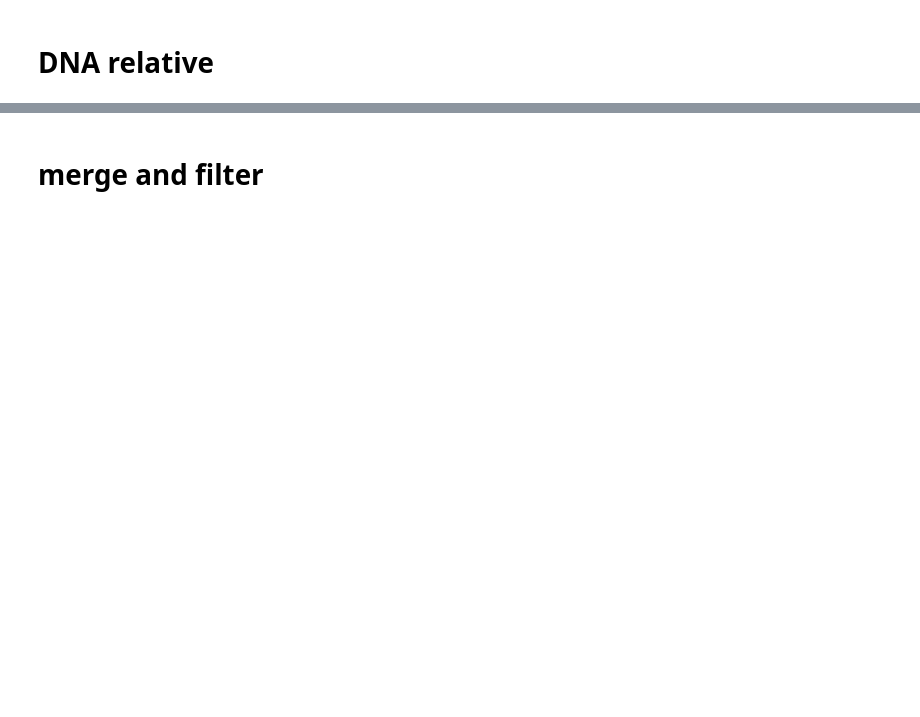
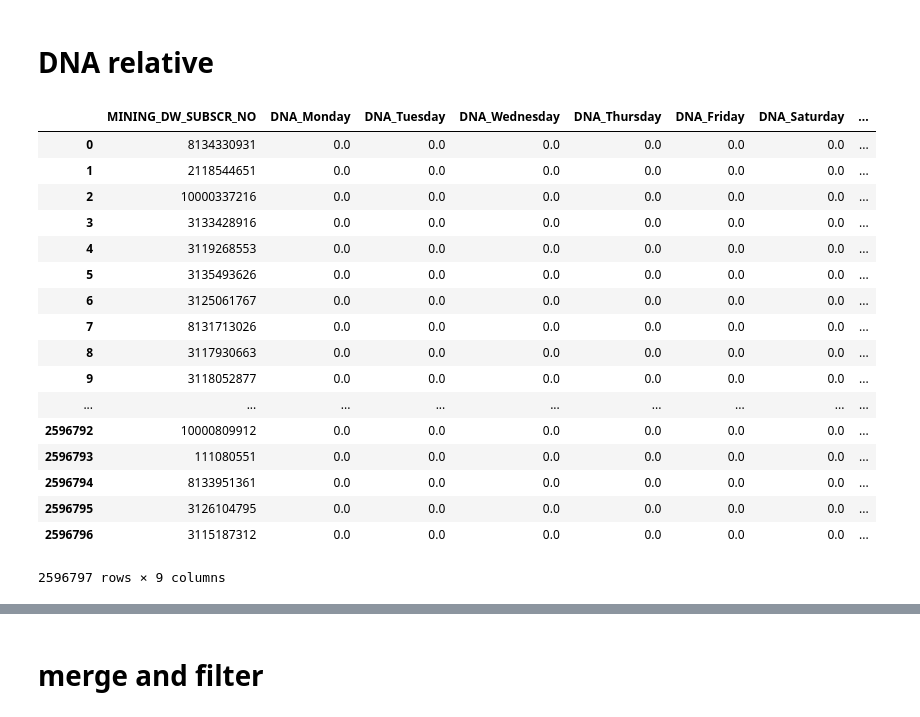
Before and after one commit to xiaosean/preprocess_py, a Jupyter notebook: downsample_and_kmean_id.ipynb, the cells around one changed output, grey strips where cells are left out. Cells and saved outputs as stored; diff of their text form; code cells hidden in the pictures; blank space fills up the shorter version.

```diff
--- a/downsample_and_kmean_id.ipynb
+++ b/downsample_and_kmean_id.ipynb
@@ -196,6 +222,27 @@ for i in temp_result.columns[:-1]:
 for i in temp_result.columns[:-1]:
     if(i !=  "MINING_DW_SUBSCR_NO"):
         result[i] = temp_result[i] / temp_result["temp_sum"]
+# %%
+temp_result
+# %% [output]
+|  | MINING_DW_SUBSCR_NO | DNA_Monday | DNA_Tuesday | DNA_Wednesday | DNA_Thursday | DNA_Friday | DNA_Saturday | ... |
+| 0 | 8134330931 | 0.0 | 0.0 | 0.0 | 0.0 | 0.0 | 0.0 | ... |
+| 1 | 2118544651 | 0.0 | 0.0 | 0.0 | 0.0 | 0.0 | 0.0 | ... |
+| 2 | 10000337216 | 0.0 | 0.0 | 0.0 | 0.0 | 0.0 | 0.0 | ... |
+| 3 | 3133428916 | 0.0 | 0.0 | 0.0 | 0.0 | 0.0 | 0.0 | ... |
+| 4 | 3119268553 | 0.0 | 0.0 | 0.0 | 0.0 | 0.0 | 0.0 | ... |
+| 5 | 3135493626 | 0.0 | 0.0 | 0.0 | 0.0 | 0.0 | 0.0 | ... |
+| 6 | 3125061767 | 0.0 | 0.0 | 0.0 | 0.0 | 0.0 | 0.0 | ... |
+| 7 | 8131713026 | 0.0 | 0.0 | 0.0 | 0.0 | 0.0 | 0.0 | ... |
+| 8 | 3117930663 | 0.0 | 0.0 | 0.0 | 0.0 | 0.0 | 0.0 | ... |
+| 9 | 3118052877 | 0.0 | 0.0 | 0.0 | 0.0 | 0.0 | 0.0 | ... |
+| ... | ... | ... | ... | ... | ... | ... | ... | ... |
+| 2596792 | 10000809912 | 0.0 | 0.0 | 0.0 | 0.0 | 0.0 | 0.0 | ... |
+| 2596793 | 111080551 | 0.0 | 0.0 | 0.0 | 0.0 | 0.0 | 0.0 | ... |
+| 2596794 | 8133951361 | 0.0 | 0.0 | 0.0 | 0.0 | 0.0 | 0.0 | ... |
+| 2596795 | 3126104795 | 0.0 | 0.0 | 0.0 | 0.0 | 0.0 | 0.0 | ... |
+| 2596796 | 3115187312 | 0.0 | 0.0 | 0.0 | 0.0 | 0.0 | 0.0 | ... |
+2596797 rows × 9 columns
 # %%
 # 24hr
 temp_result = pd.DataFrame()
```
Also changed, not shown: parts of 43 cells of this notebook, 13 other files.
